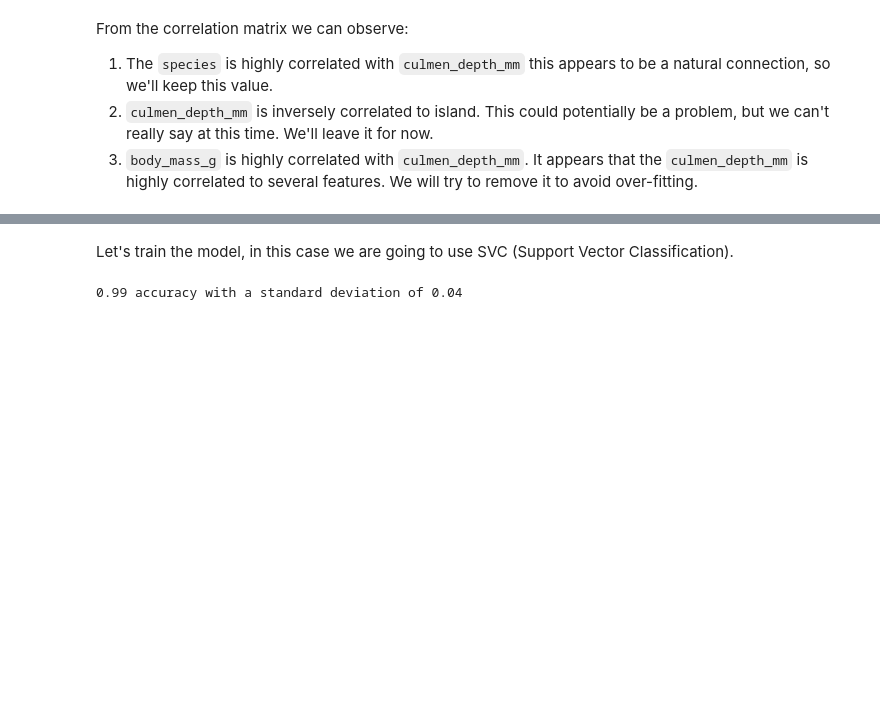
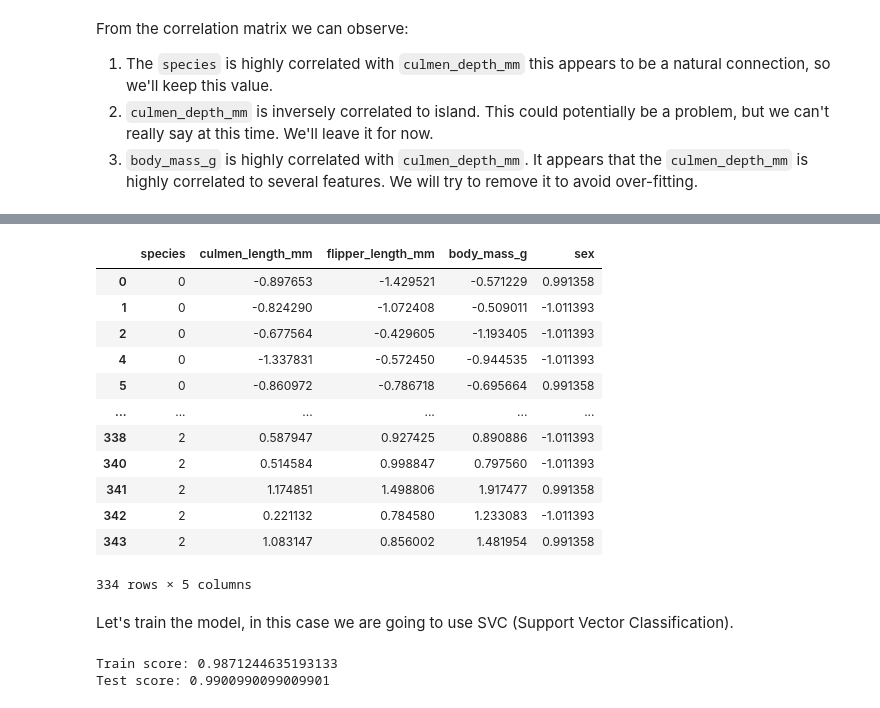
Before and after one commit to NPGiorgi/mlucu, a Jupyter notebook: penguins/penguins.ipynb, the cells around one changed output, grey strips where cells are left out. Drawn from its saved outputs; the diff is of its cells as text; code cells hidden in the pictures; blank space fills up the shorter version.

```diff
--- a/penguins/penguins.ipynb
+++ b/penguins/penguins.ipynb
@@ -175,7 +189,28 @@ df = df.drop("island", axis=1)
+# %%
+from sklearn.preprocessing import StandardScaler
+
+# scale features
+cols = df.columns.difference(['species'])
+df[cols] = StandardScaler().fit_transform(df[cols])
+df.copy()
+# %% [output]
+|  | species | culmen_length_mm | flipper_length_mm | body_mass_g | sex |
+| 0 | 0 | -0.897653 | -1.429521 | -0.571229 | 0.991358 |
+| 1 | 0 | -0.824290 | -1.072408 | -0.509011 | -1.011393 |
+| 2 | 0 | -0.677564 | -0.429605 | -1.193405 | -1.011393 |
+| 4 | 0 | -1.337831 | -0.572450 | -0.944535 | -1.011393 |
+| 5 | 0 | -0.860972 | -0.786718 | -0.695664 | 0.991358 |
+| ... | ... | ... | ... | ... | ... |
+| 338 | 2 | 0.587947 | 0.927425 | 0.890886 | -1.011393 |
+| 340 | 2 | 0.514584 | 0.998847 | 0.797560 | -1.011393 |
+| 341 | 2 | 1.174851 | 1.498806 | 1.917477 | 0.991358 |
+| 342 | 2 | 0.221132 | 0.784580 | 1.233083 | -1.011393 |
+| 343 | 2 | 1.083147 | 0.856002 | 1.481954 | 0.991358 |
+334 rows × 5 columns
 # %% [markdown]
 Let's train the model, in this case we are going to use SVC (Support Vector Classification).
 # %%
-from sklearn.model_selection import cross_val_score
+from sklearn.model_selection import train_test_split
 from sklearn.svm import SVC
 
 # split into features and labels
@@ -183,9 +218,14 @@ features = df.copy()
 features = features.drop("species", axis=1)
 labels = df["species"]
 
+X_train, X_test, y_train, y_test = train_test_split(df[cols], df["species"], test_size=0.30, shuffle=True, random_state=42)
+
 svc = SVC()
 
-scores = cross_val_score(svc, features, labels, cv=50)
-print("%0.2f accuracy with a standard deviation of %0.2f" % (scores.mean(), scores.std()))
+svc.fit(X_train, y_train)
+
+print(f"Train score: {svc.score(X_train, y_train)}")
+print(f"Test score: {svc.score(X_test, y_test)}")
 # %% [output]
-0.99 accuracy with a standard deviation of 0.04
+Train score: 0.9871244635193133
+Test score: 0.9900990099009901
```
Also changed, not shown: parts of 2 cells of this notebook.
